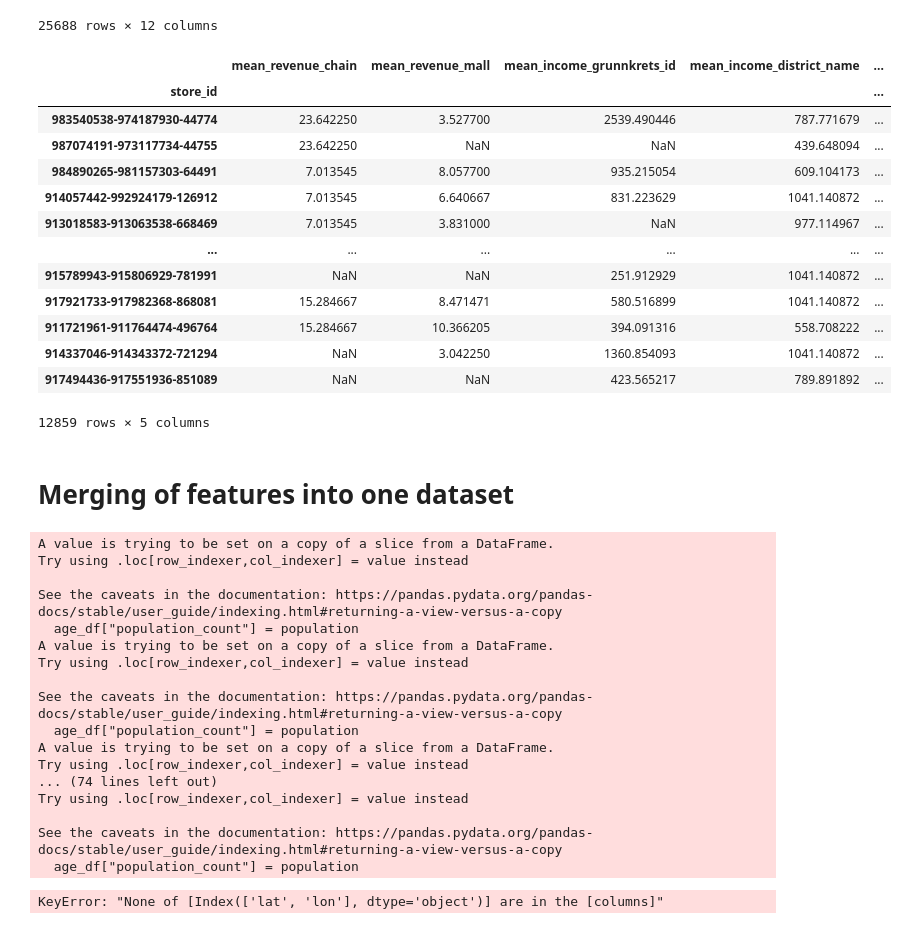
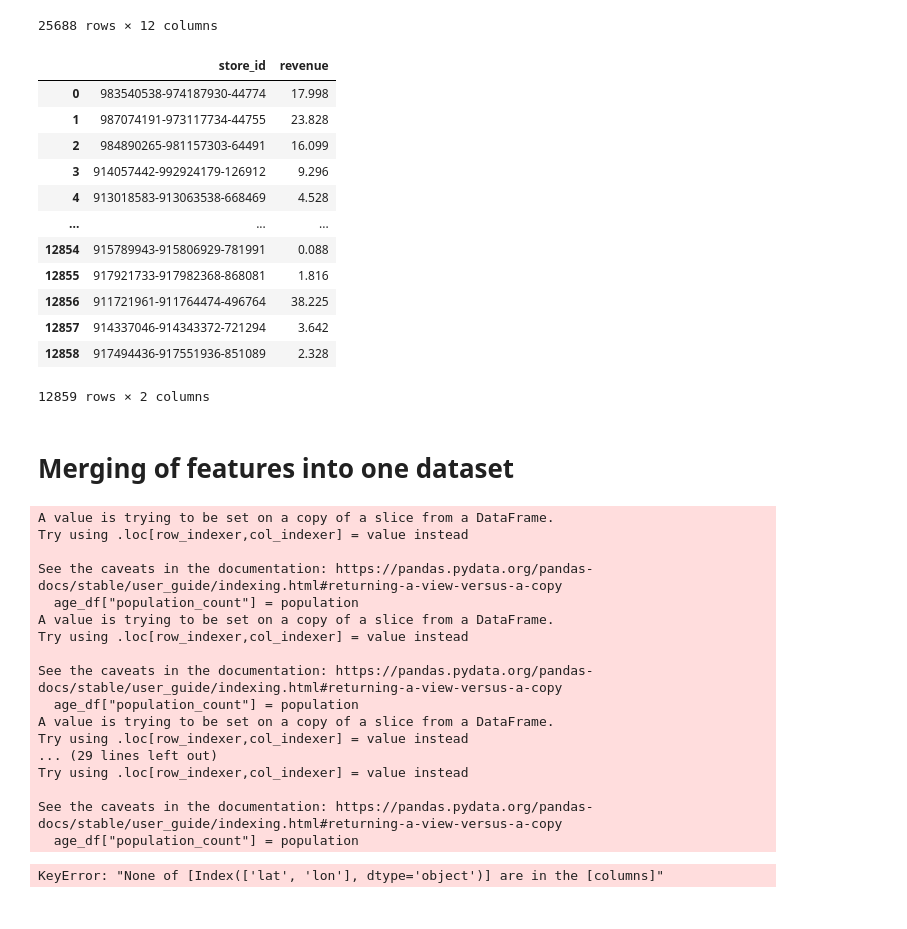
Before and after one commit to SimenQ/machine_learning, a Jupyter notebook: notebooks/shared/feature_engineering.ipynb, the cells around one changed output. Drawn from its saved outputs; the diff is of its cells as text; code cells hidden in the pictures.

Commit message:
added revenue column

```diff
--- a/notebooks/shared/feature_engineering.ipynb
+++ b/notebooks/shared/feature_engineering.ipynb
@@ -945,22 +945,24 @@ See the caveats in the documentation: https://pandas.pydata.org/pandas-docs/stab
 # %%
 df = simens_df.set_index("store_id")
 income_df= df.drop(["Unnamed: 0"], axis = 1)
 income_df
+
+id_and_revenue_df= stores_train[["store_id", "revenue"]]
+id_and_revenue_df
 # %% [output]
-|  | mean_revenue_chain | mean_revenue_mall | mean_income_grunnkrets_id | mean_income_district_name | ... |
-| store_id |  |  |  |  | ... |
-| 983540538-974187930-44774 | 23.642250 | 3.527700 | 2539.490446 | 787.771679 | ... |
-| 987074191-973117734-44755 | 23.642250 | NaN | NaN | 439.648094 | ... |
-| 984890265-981157303-64491 | 7.013545 | 8.057700 | 935.215054 | 609.104173 | ... |
-| 914057442-992924179-126912 | 7.013545 | 6.640667 | 831.223629 | 1041.140872 | ... |
-| 913018583-913063538-668469 | 7.013545 | 3.831000 | NaN | 977.114967 | ... |
-| ... | ... | ... | ... | ... | ... |
-| 915789943-915806929-781991 | NaN | NaN | 251.912929 | 1041.140872 | ... |
-| 917921733-917982368-868081 | 15.284667 | 8.471471 | 580.516899 | 1041.140872 | ... |
-| 911721961-911764474-496764 | 15.284667 | 10.366205 | 394.091316 | 558.708222 | ... |
-| 914337046-914343372-721294 | NaN | 3.042250 | 1360.854093 | 1041.140872 | ... |
-| 917494436-917551936-851089 | NaN | NaN | 423.565217 | 789.891892 | ... |
+|  | store_id | revenue |
+| 0 | 983540538-974187930-44774 | 17.998 |
+| 1 | 987074191-973117734-44755 | 23.828 |
+| 2 | 984890265-981157303-64491 | 16.099 |
+| 3 | 914057442-992924179-126912 | 9.296 |
+| 4 | 913018583-913063538-668469 | 4.528 |
+| ... | ... | ... |
+| 12854 | 915789943-915806929-781991 | 0.088 |
+| 12855 | 917921733-917982368-868081 | 1.816 |
+| 12856 | 911721961-911764474-496764 | 38.225 |
+| 12857 | 914337046-914343372-721294 | 3.642 |
+| 12858 | 917494436-917551936-851089 | 2.328 |
-12859 rows × 5 columns
+12859 rows × 2 columns
 # %% [markdown]
 # Merging of features into one dataset
 # %%
@@ -987,6 +989,7 @@ df = (pop_count_df.merge(age_dist_df, how = "left", on = "store_id")
     .merge(income_df, how = "left", on = "store_id")
     .merge(store_types_count, how ="left", on = "store_id")
     .merge(store_types_revenue, how = "left", on = "store_id")
+    .merge(id_and_revenue_df, how = "left", on = "store_id")
 )
 
 df.to_csv("dataset_train_1.csv")
@@ -1003,7 +1006,7 @@ See the caveats in the documentation: https://pandas.pydata.org/pandas-docs/stab
   age_df["population_count"] = population
 A value is trying to be set on a copy of a slice from a DataFrame.
 Try using .loc[row_indexer,col_indexer] = value instead
-... (74 lines left out)
+... (29 lines left out)
 Try using .loc[row_indexer,col_indexer] = value instead
 
 See the caveats in the documentation: https://pandas.pydata.org/pandas-docs/stable/user_guide/indexing.html#returning-a-view-versus-a-copy
```
Also changed, not shown: 1 other file.
